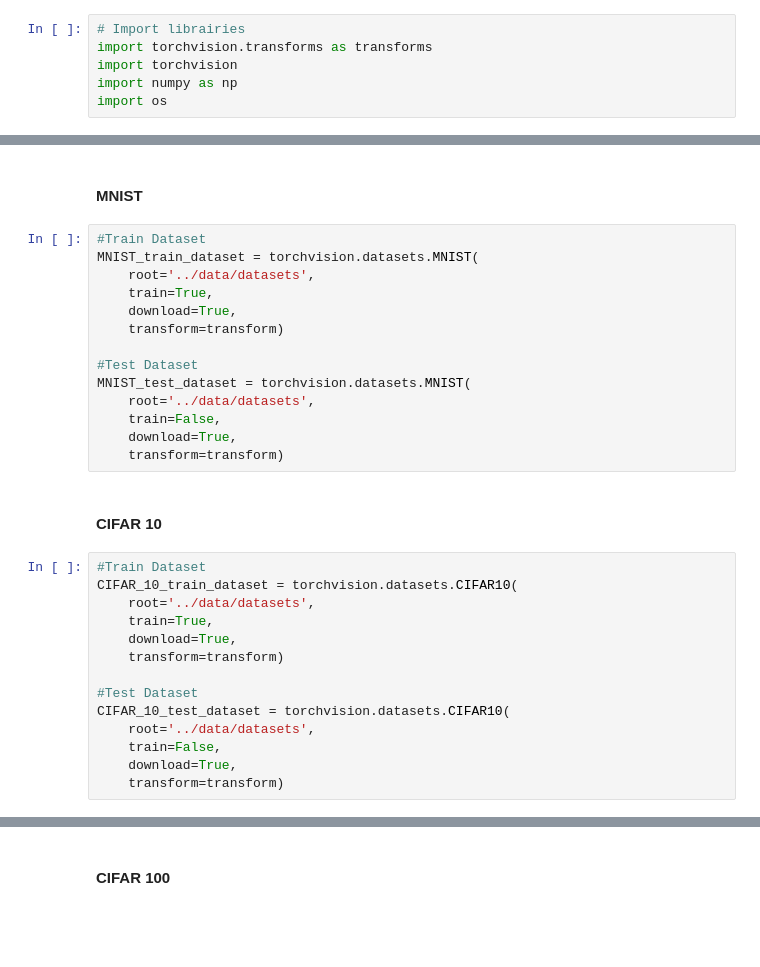
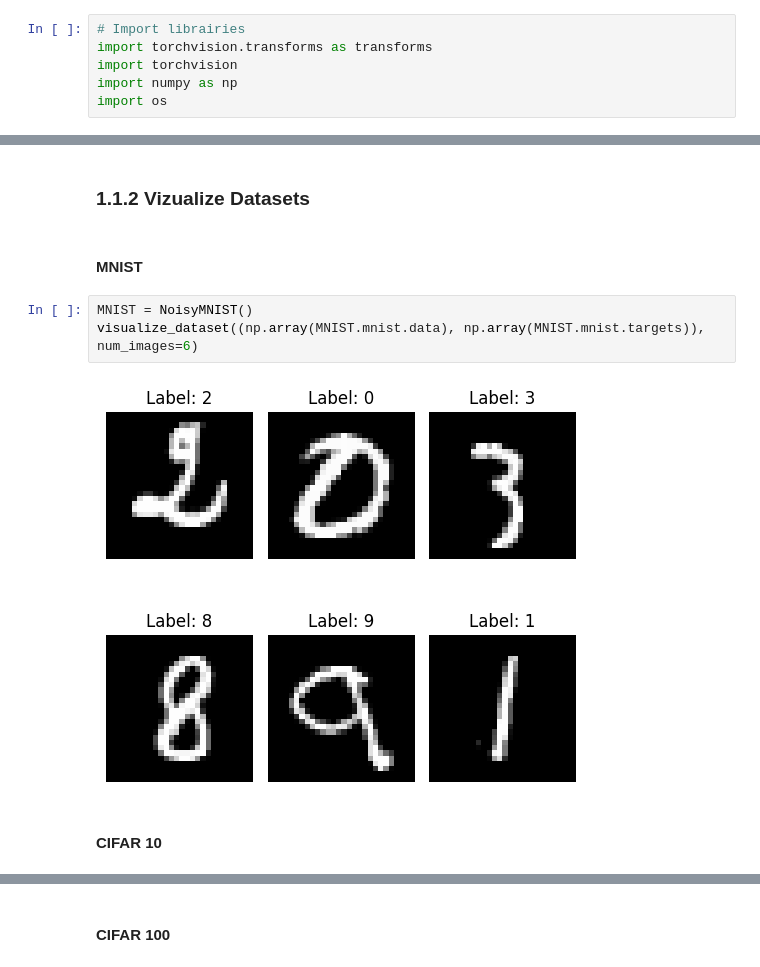
Before and after one commit to roduit/EE-411-FOIL-Project, a Jupyter notebook: source/main.ipynb, the cells around one changed output, grey strips where cells are left out. Saved outputs shown, nothing was run; the diff lists cells and outputs as text; blank space fills up the shorter version.

Commit message:
Test ça

```diff
--- a/source/main.ipynb
+++ b/source/main.ipynb
@@ -44,32 +51,11 @@ transform = transforms.Compose([
+# %% [markdown]
+### 1.1.2 Vizualize Datasets
 # %% [markdown]
 #### MNIST
-# %%
-#Train Dataset
-MNIST_train_dataset = torchvision.datasets.MNIST(
-    root='../data/datasets',
-    train=True,
-    download=True,
-    transform=transform)
-
-#Test Dataset
-MNIST_test_dataset = torchvision.datasets.MNIST(
-    root='../data/datasets',
-    train=False,
-    download=True,
-    transform=transform)
+# %%
+MNIST = NoisyMNIST()
+visualize_dataset((np.array(MNIST.mnist.data), np.array(MNIST.mnist.targets)), num_images=6)
+# %% [output]
+[figure, added]
 # %% [markdown]
 #### CIFAR 10
-# %%
-#Train Dataset
-CIFAR_10_train_dataset = torchvision.datasets.CIFAR10(
-    root='../data/datasets',
-    train=True,
-    download=True,
-    transform=transform)
-
-#Test Dataset
-CIFAR_10_test_dataset = torchvision.datasets.CIFAR10(
-    root='../data/datasets',
-    train=False,
-    download=True,
-    transform=transform)
```
Also changed, not shown: parts of 31 cells of this notebook, 4 other files.
